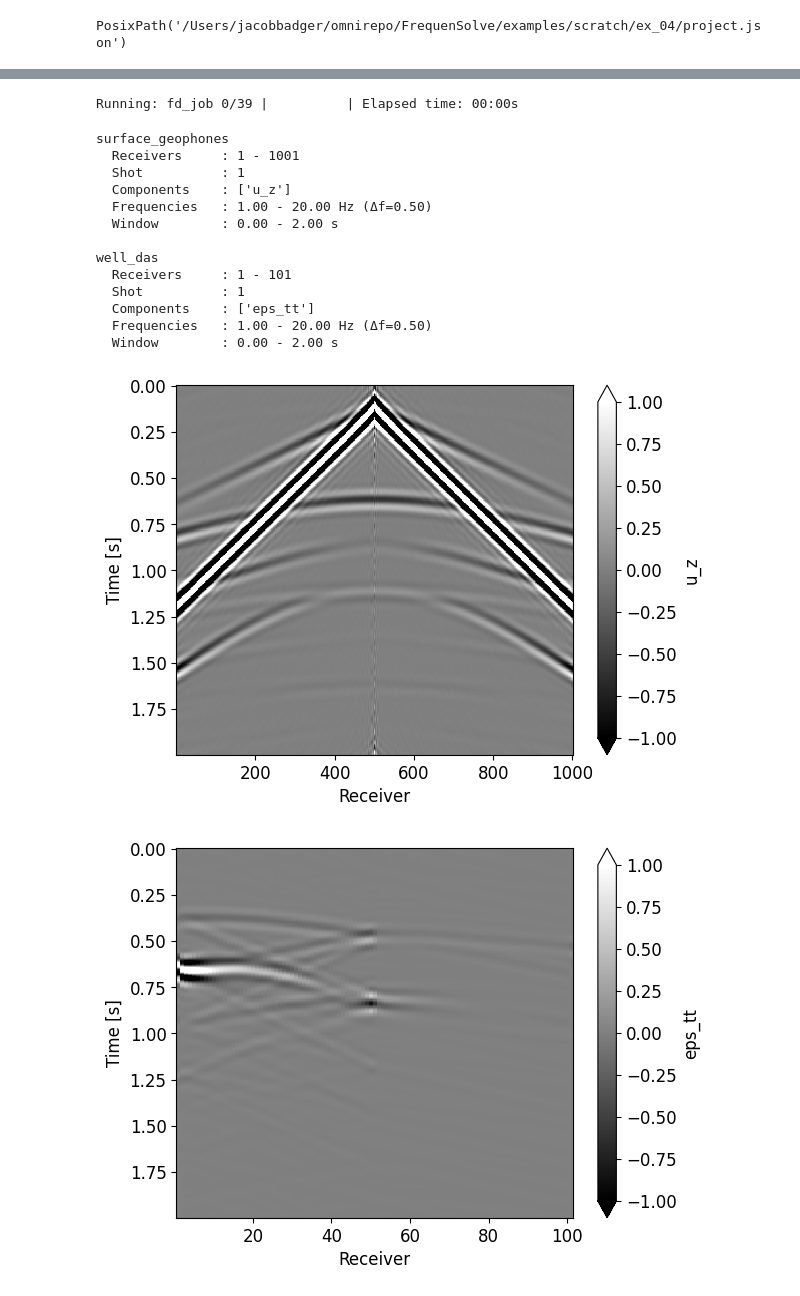
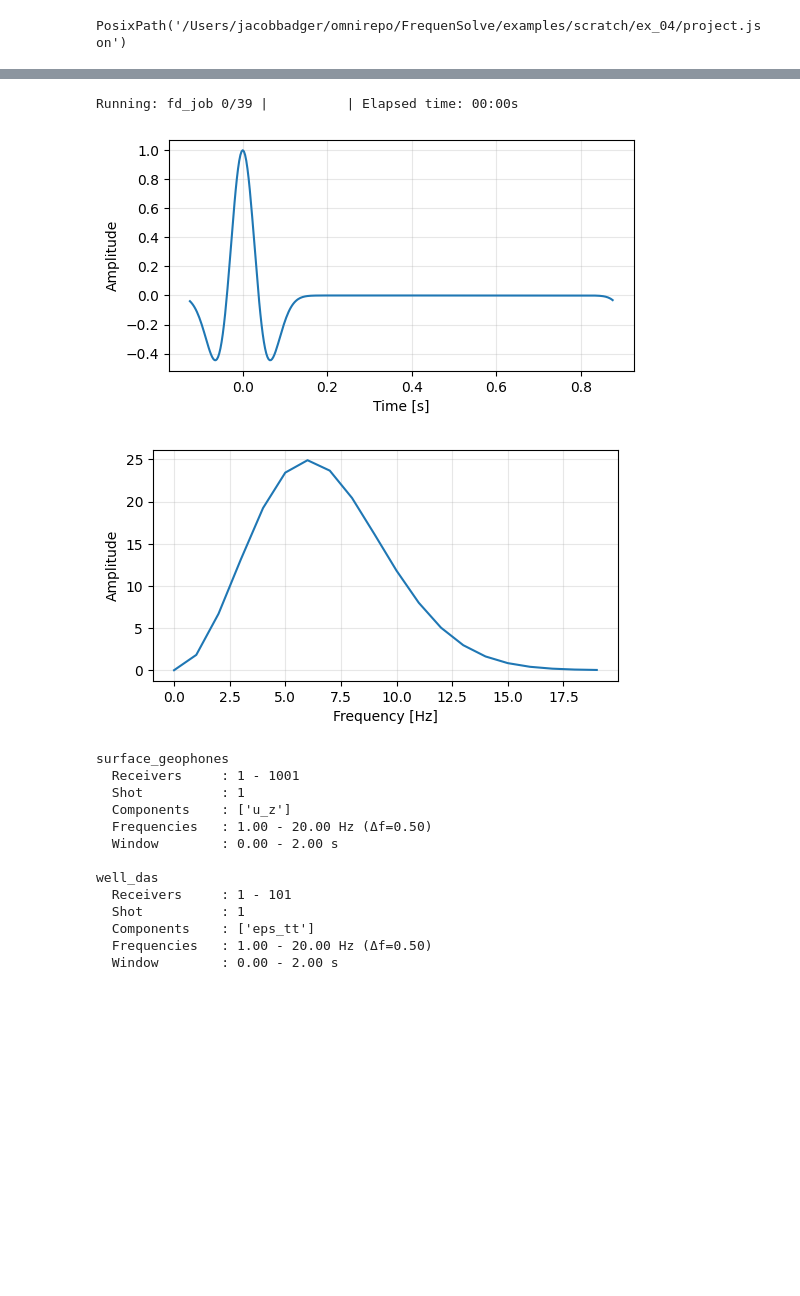
Before and after one commit to FrequenSol/FrequenSolve, a Jupyter notebook: examples/ex04_das.ipynb, the cells around one changed output, grey strips where cells are left out. Drawn from its saved outputs; the diff is of its cells as text; code cells hidden in the pictures; blank space fills up the shorter version.

```diff
--- a/examples/ex04_das.ipynb
+++ b/examples/ex04_das.ipynb
@@ -145,14 +145,8 @@ project.save()
 # %% [output]
 PosixPath('/Users/jacobbadger/omnirepo/FrequenSolve/examples/scratch/ex_04/project.json')
 # %%
-site = "local"
-
 # --- Connect to site ---
-if site == "local":
-    site = LocalSite(n_workers = 16)
-elif site == "stampede3":
-    site = Stampede3Site(rel_path = "FrequenSolve/ex_03/")
-
+site = LocalSite()
 site.sync(project)
 
 # Create and submit frequency domain job
@@ -164,29 +158,19 @@ job = TimeDomainJob(
     T_max = 2.0
 )
 
-if site.provisioned:
-    site.submit(job)
-else:
-    site.submit_SLURM(
-        job = job,
-        nodes = 1,
-        procs_per_node = 12,
-        procs_per_task = 1,
-        queue = "skx-dev",
-        duration = "00-00:01:00",
-    )
-
-    # Wait for SLURM job to complete
-    site.wait_completion(job)
-
+site.submit(job)
 trace_db = site.fetch_traces(job, upscale = 4)
 
-wavelet = KlauderWavelet(
-    f = [5, 15],
-    window = ("blackman", 0.25),
+# wavelet = KlauderWavelet(
+#     f = [5, 12],
+#     window = ("blackman", 0.25),
+#     center = 0.125
+# )
+wavelet = RickerWavelet(
+    f = 7,
     center = 0.125
 )
-# wavelet.plot(f_max = 20.0)
+wavelet.plot(f_max = 20.0)
 
 print(trace_db)
 for group in trace_db.groups:
@@ -194,8 +178,8 @@ for group in trace_db.groups:
         for comp in trace_db.components(group):
             td = trace_db.read_TD(group, comp, shot, wavelet, upscale = 4)
             plot = td.real.plot(
-                vmin = -1,
-                vmax = 1,
+                vmin = -0.1,
+                vmax = 0.1,
                 y = "time",
                 yincrease = False,
                 cmap = "gray"
@@ -206,16 +191,16 @@ Dask Dashboard available at: http://localhost:59752/status
 Running: fd_job 0/39 |          | Elapsed time: 00:00s
-surface_geophones
-  Receivers     : 1 - 1001
-  Shot          : 1
-  Components    : ['u_z']
-  Frequencies   : 1.00 - 20.00 Hz (Δf=0.50)
-  Window        : 0.00 - 2.00 s
-
-well_das
-  Receivers     : 1 - 101
-  Shot          : 1
-  Components    : ['eps_tt']
-  Frequencies   : 1.00 - 20.00 Hz (Δf=0.50)
-  Window        : 0.00 - 2.00 s
-[figure, old version]
+[figure, new version]
-[figure, old version]
+[figure, new version]
+surface_geophones
+  Receivers     : 1 - 1001
+  Shot          : 1
+  Components    : ['u_z']
+  Frequencies   : 1.00 - 20.00 Hz (Δf=0.50)
+  Window        : 0.00 - 2.00 s
+
+well_das
+  Receivers     : 1 - 101
+  Shot          : 1
+  Components    : ['eps_tt']
+  Frequencies   : 1.00 - 20.00 Hz (Δf=0.50)
+  Window        : 0.00 - 2.00 s
```
Also changed, not shown: parts of 2 cells of this notebook, 3 other files.
